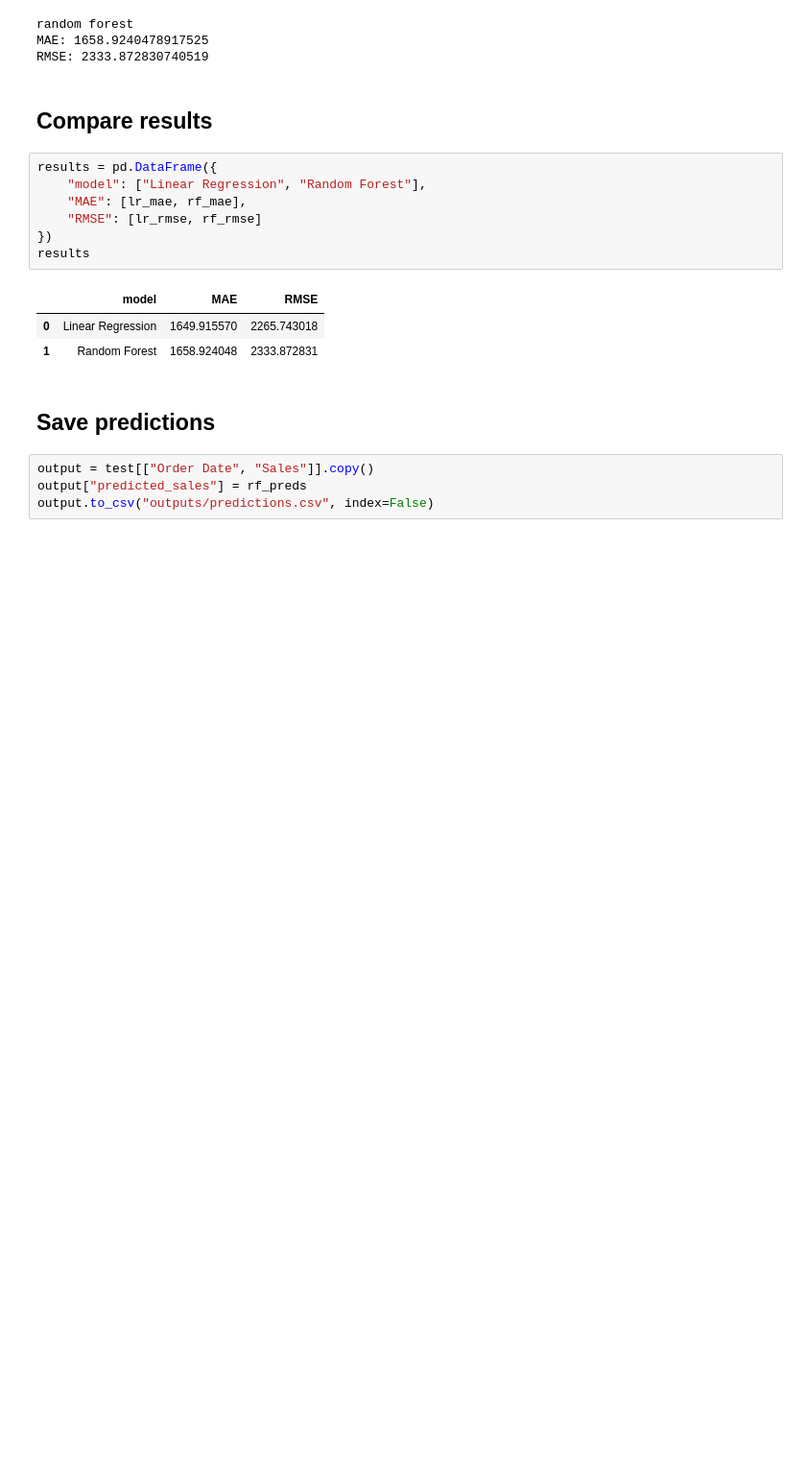
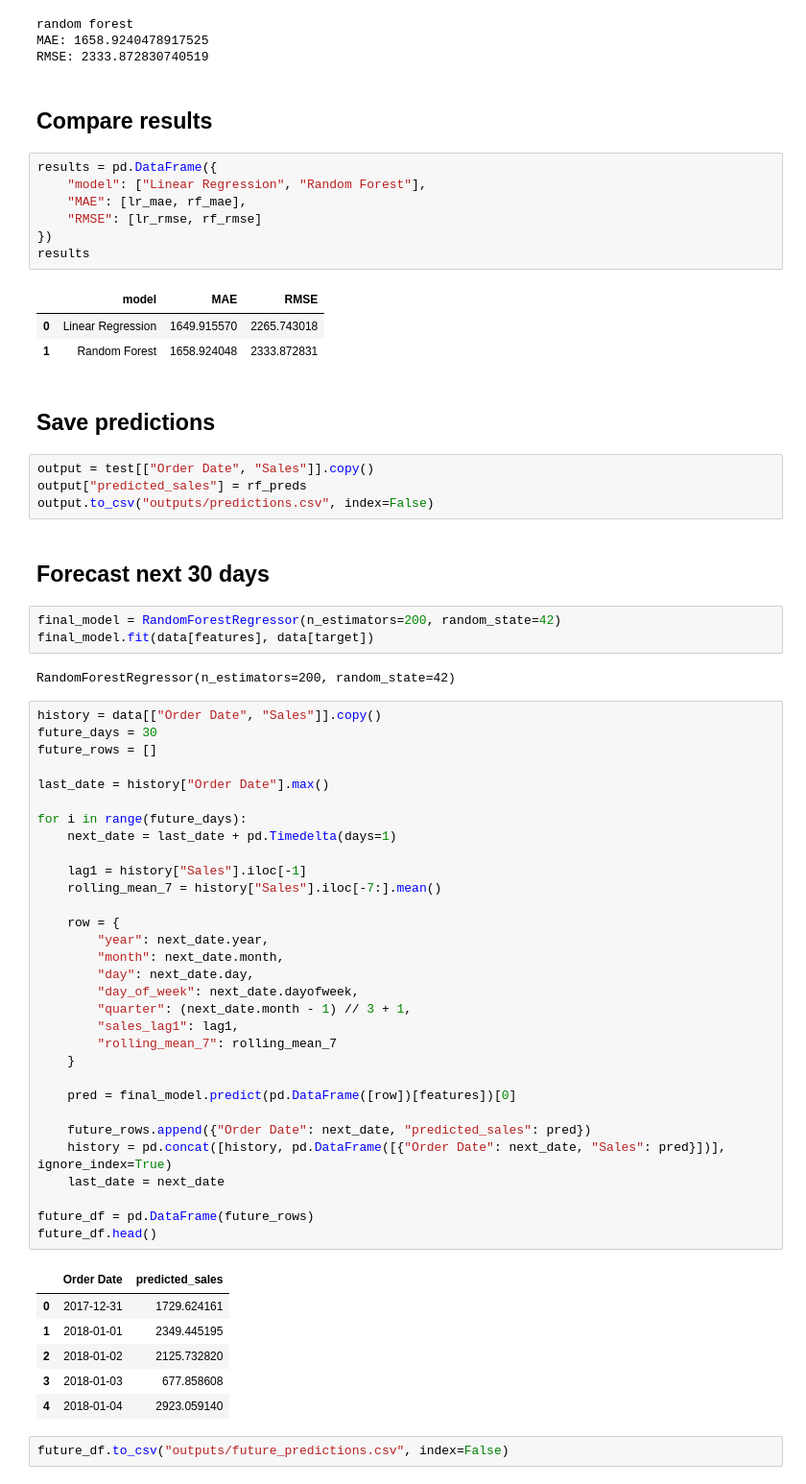
Before and after one commit to glikith/future_ml_01, a Jupyter notebook: model_training.ipynb, the cells around one changed output. Shown at 96% size. Saved outputs shown, nothing was run; the diff lists cells and outputs as text; blank space fills up the shorter version.

```diff
--- a/model_training.ipynb
+++ b/model_training.ipynb
@@ -89,3 +89,50 @@ results
 output = test[["Order Date", "Sales"]].copy()
 output["predicted_sales"] = rf_preds
 output.to_csv("outputs/predictions.csv", index=False)
+# %% [markdown]
+## Forecast next 30 days
+# %%
+final_model = RandomForestRegressor(n_estimators=200, random_state=42)
+final_model.fit(data[features], data[target])
+# %% [output]
+RandomForestRegressor(n_estimators=200, random_state=42)
+# %%
+history = data[["Order Date", "Sales"]].copy()
+future_days = 30
+future_rows = []
+
+last_date = history["Order Date"].max()
+
+for i in range(future_days):
+    next_date = last_date + pd.Timedelta(days=1)
+
+    lag1 = history["Sales"].iloc[-1]
+    rolling_mean_7 = history["Sales"].iloc[-7:].mean()
+
+    row = {
+        "year": next_date.year,
+        "month": next_date.month,
+        "day": next_date.day,
+        "day_of_week": next_date.dayofweek,
+        "quarter": (next_date.month - 1) // 3 + 1,
+        "sales_lag1": lag1,
+        "rolling_mean_7": rolling_mean_7
+    }
+
+    pred = final_model.predict(pd.DataFrame([row])[features])[0]
+
+    future_rows.append({"Order Date": next_date, "predicted_sales": pred})
+    history = pd.concat([history, pd.DataFrame([{"Order Date": next_date, "Sales": pred}])], ignore_index=True)
+    last_date = next_date
+
+future_df = pd.DataFrame(future_rows)
+future_df.head()
+# %% [output]
+|  | Order Date | predicted_sales |
+| 0 | 2017-12-31 | 1729.624161 |
+| 1 | 2018-01-01 | 2349.445195 |
+| 2 | 2018-01-02 | 2125.732820 |
+| 3 | 2018-01-03 | 677.858608 |
+| 4 | 2018-01-04 | 2923.059140 |
+# %%
+future_df.to_csv("outputs/future_predictions.csv", index=False)
```
Also changed, not shown: 2 other files.
